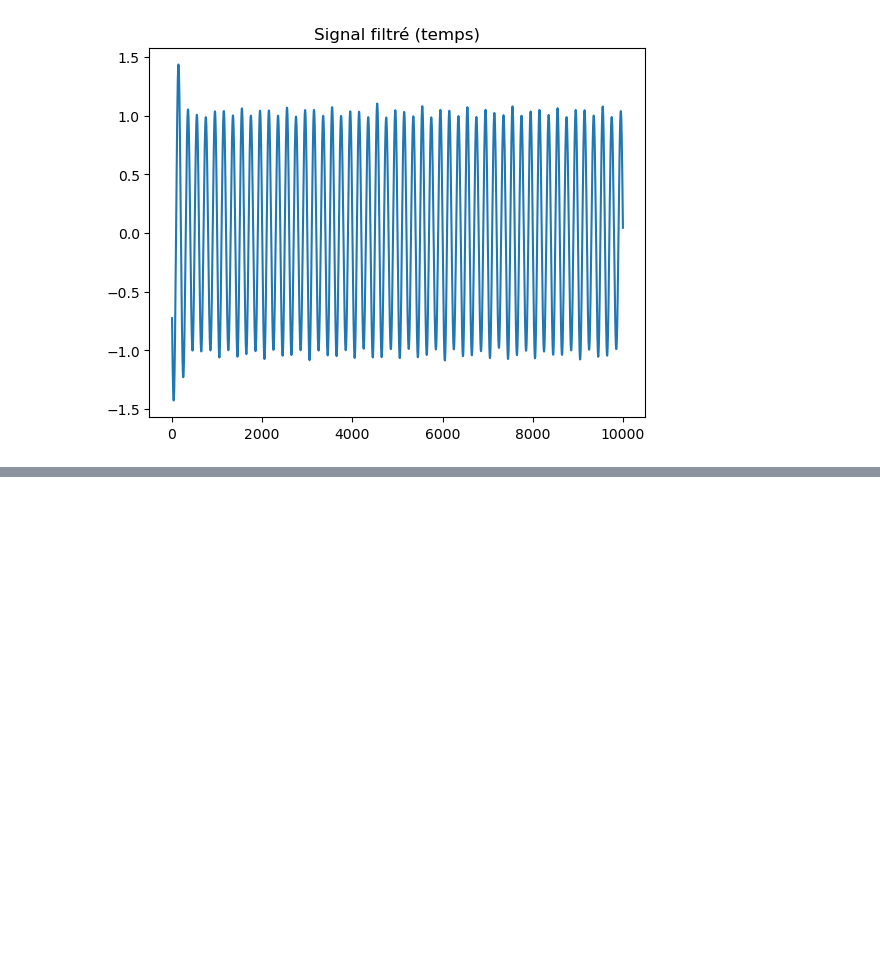
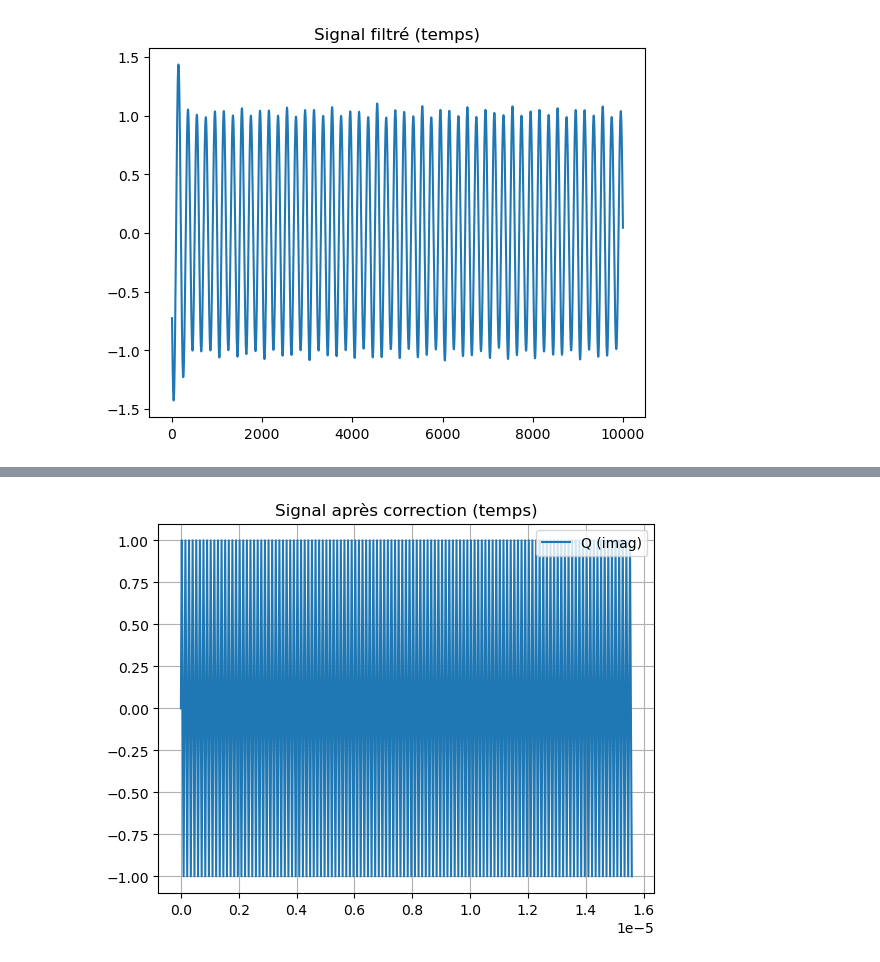
Before and after one commit to yousefBens/SDR_PRPD, a Jupyter notebook: Learn.ipynb, the cells around one changed output, grey strips where cells are left out. Saved outputs shown, nothing was run; the diff lists cells and outputs as text; code cells hidden in the pictures; blank space fills up the shorter version.

```diff
--- a/Learn.ipynb
+++ b/Learn.ipynb
@@ -230,0 +270,14 @@ plt.show()
+# %%
+f_offset = 1e6
+
+samples_dc = samples * np.exp(-1j * 2 * np.pi * f_offset * t)
+# %%
+plt.figure()
+# plt.plot(t[:], np.real(samples_dc[:]), label="I (real)")
+plt.plot(t[:500], np.imag(samples_dc[:500]), label="Q (imag)")
+plt.title("Signal après correction (temps)")
+plt.legend()
+plt.grid()
+plt.show()
+# %% [output]
+[figure, added]
```
Also changed, not shown: parts of 6 cells of this notebook, 7 other files.
